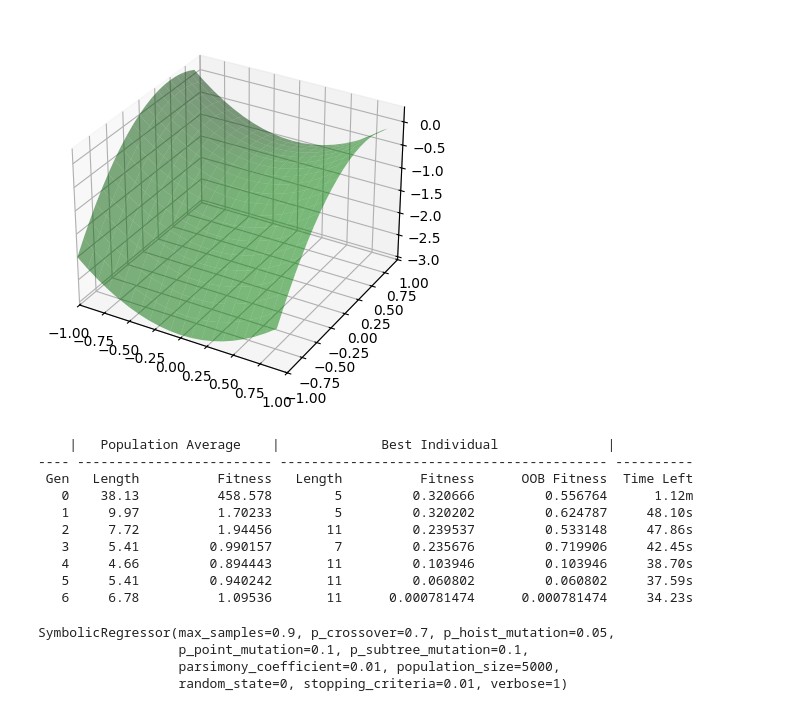
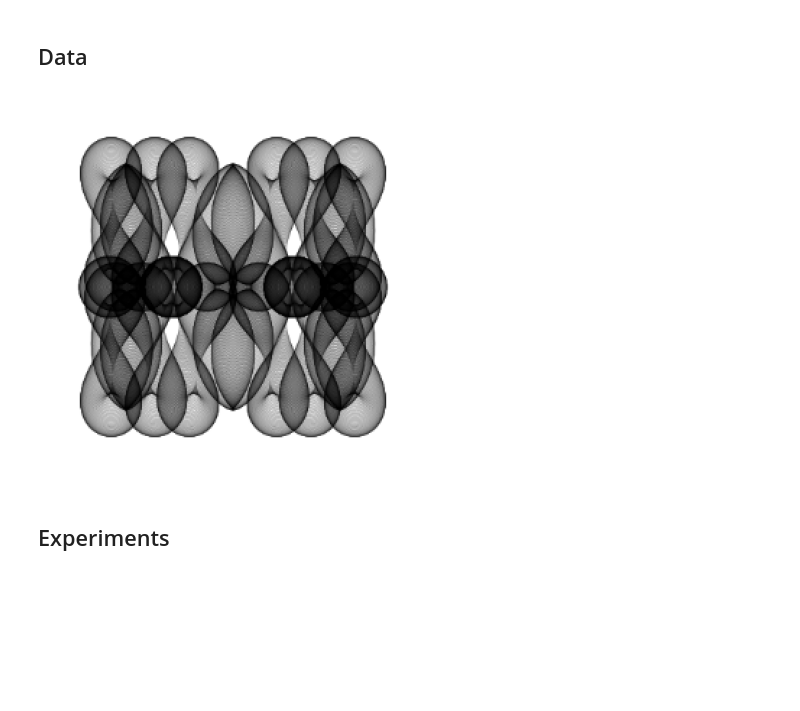
Before and after one commit to MatTheTab/mathematical-image-synthesis, a Jupyter notebook: gplearn_tests.ipynb, the cells around one changed output. Drawn from its saved outputs; the diff is of its cells as text; code cells hidden in the pictures; blank space fills up the shorter version.

```diff
--- a/gplearn_tests.ipynb
+++ b/gplearn_tests.ipynb
@@ -7,14 +21,0 @@ import graphviz
-# %%
-x0 = np.arange(-1, 1, 1/10.)
-x1 = np.arange(-1, 1, 1/10.)
-x0, x1 = np.meshgrid(x0, x1)
-y_truth = x0**2 - x1**2 + x1 - 1
-
-ax = plt.figure().add_subplot(projection='3d')
-ax.set_xlim(-1, 1)
-ax.set_ylim(-1, 1)
-surf = ax.plot_surface(x0, x1, y_truth, rstride=1, cstride=1,
-                       color='green', alpha=0.5)
-plt.show()
-# %% [output]
-[figure, removed]
@@ -31,23 +21,0 @@ y_test = X_test[:, 0]**2 - X_test[:, 1]**2 + X_test[:, 1] - 1
-# %%
-est_gp = SymbolicRegressor(population_size=5000,
-                           generations=20, stopping_criteria=0.01,
-                           p_crossover=0.7, p_subtree_mutation=0.1,
-                           p_hoist_mutation=0.05, p_point_mutation=0.1,
-                           max_samples=0.9, verbose=1,
-                           parsimony_coefficient=0.01, random_state=0)
-est_gp.fit(X_train, y_train)
-# %% [output]
-    |   Population Average    |             Best Individual              |
----- ------------------------- ------------------------------------------ ----------
- Gen   Length          Fitness   Length          Fitness      OOB Fitness  Time Left
-   0    38.13          458.578        5         0.320666         0.556764      1.12m
-   1     9.97          1.70233        5         0.320202         0.624787     48.10s
-   2     7.72          1.94456       11         0.239537         0.533148     47.86s
-   3     5.41         0.990157        7         0.235676         0.719906     42.45s
-   4     4.66         0.894443       11         0.103946         0.103946     38.70s
-   5     5.41         0.940242       11         0.060802         0.060802     37.59s
-   6     6.78          1.09536       11      0.000781474      0.000781474     34.23s
-SymbolicRegressor(max_samples=0.9, p_crossover=0.7, p_hoist_mutation=0.05,
-                  p_point_mutation=0.1, p_subtree_mutation=0.1,
-                  parsimony_coefficient=0.01, population_size=5000,
-                  random_state=0, stopping_criteria=0.01, verbose=1)
@@ -53,0 +27,18 @@ SymbolicRegressor(max_samples=0.9, p_crossover=0.7, p_hoist_mutation=0.05,
+# %% [markdown]
+## Data
+# %%
+k = np.arange(1, 7001).reshape(-1, 1)
+
+a_true = np.cos(2 * np.pi * k.flatten() / 7000)
+b_true = np.sin(18 * np.pi * k.flatten() / 7000) ** 3
+r_true = (1/4) * (np.cos(42 * np.pi * k.flatten() / 7000)) ** 2
+target_image = generate_image(k.flatten(), a_true, b_true, r_true)
+target_processed = preprocess(target_image)
+
+plt.imshow(target_processed, cmap="gray")
+plt.axis('off')
+plt.show()
+# %% [output]
+[figure, added]
+# %% [markdown]
+## Experiments
```
Also changed, not shown: parts of 20 cells of this notebook, 4 other files.
